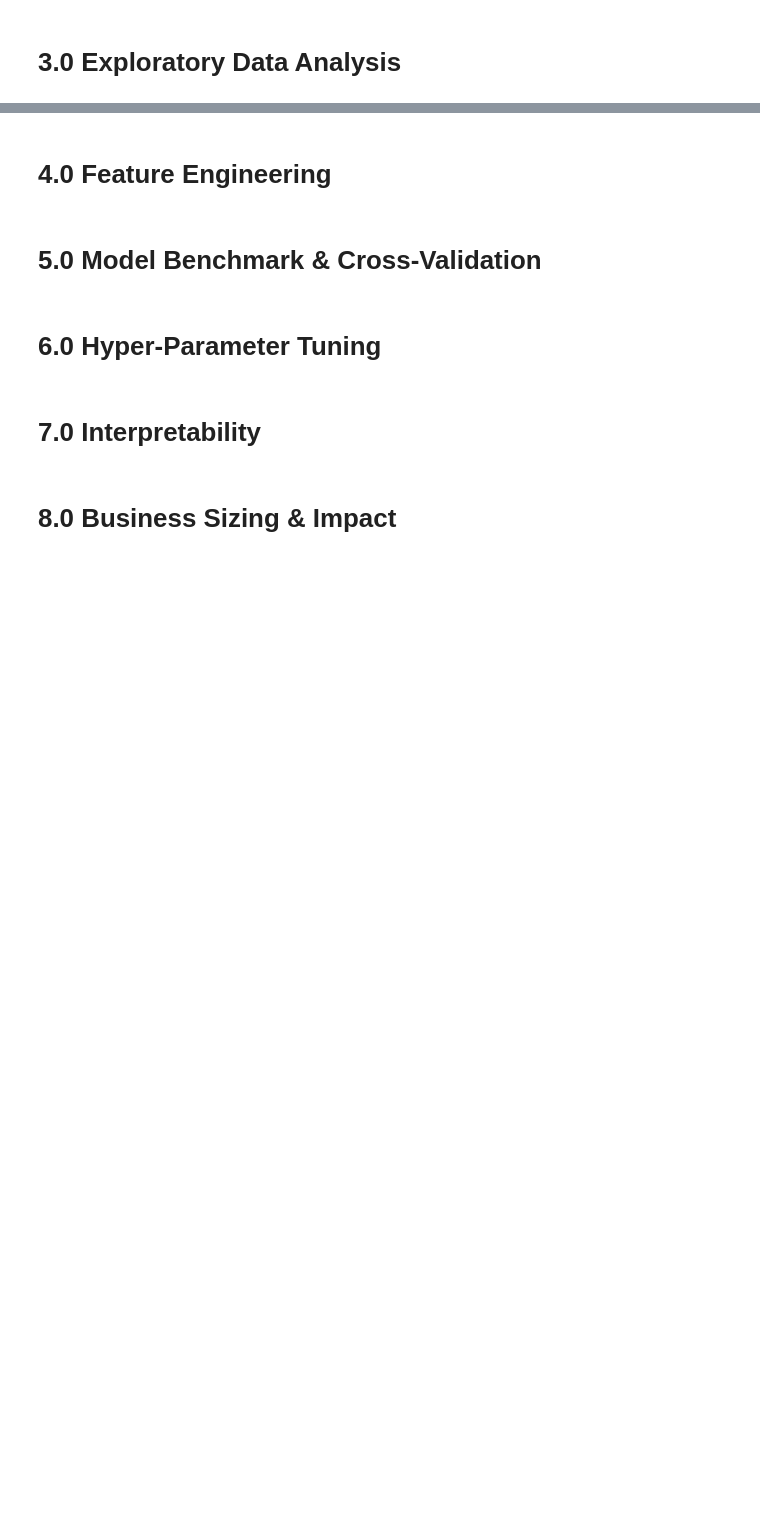
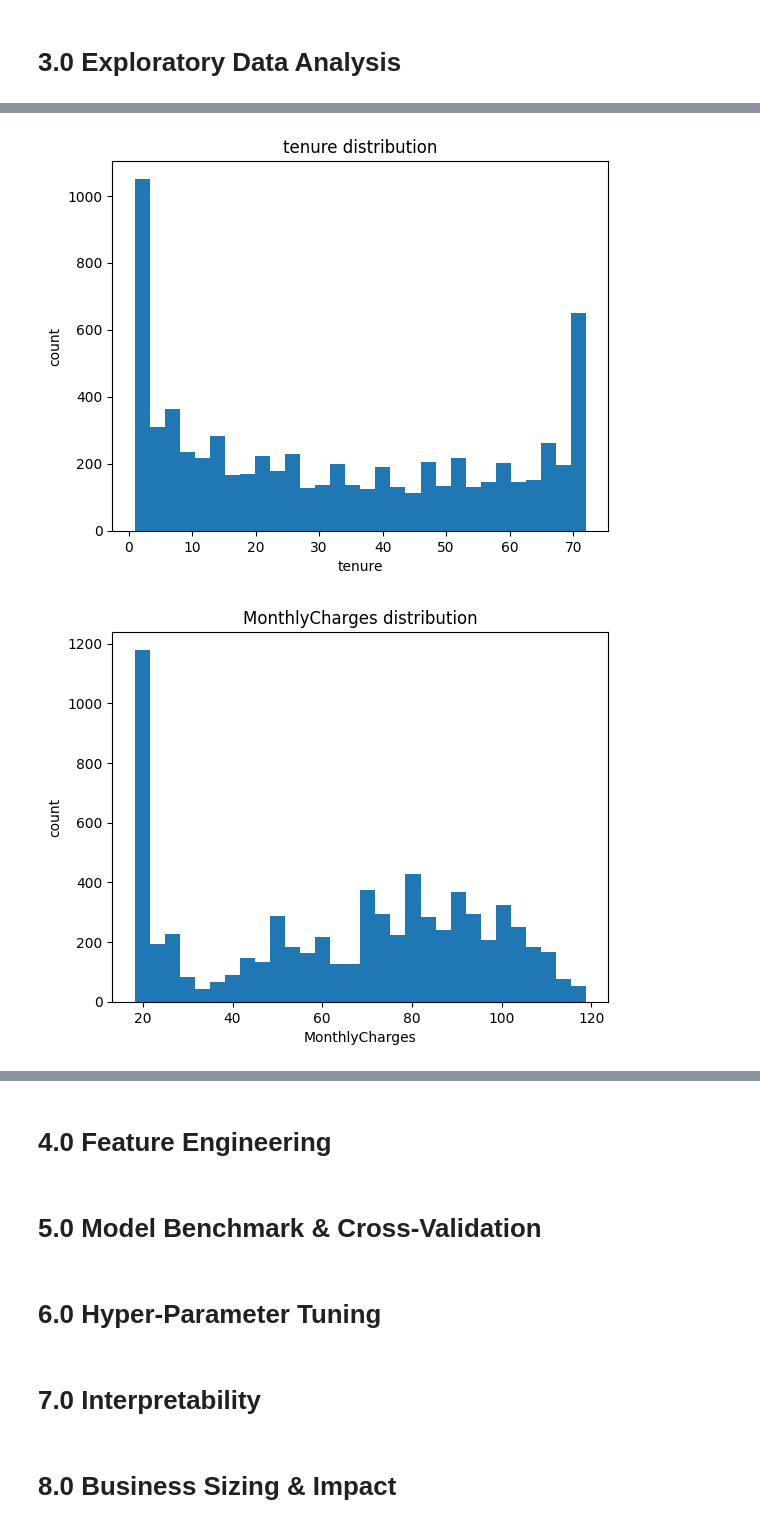
Before and after one commit to sidneipj1/telco_churn_case, a Jupyter notebook: notebooks/00_exploration_telco_churn_case.ipynb, the cells around one changed output, grey strips where cells are left out. Cells and saved outputs as stored; diff of their text form; code cells hidden in the pictures; blank space fills up the shorter version.

Commit message:
first iteration load data and EDA

```diff
--- a/notebooks/00_exploration_telco_churn_case.ipynb
+++ b/notebooks/00_exploration_telco_churn_case.ipynb
@@ -63,2 +71,10 @@ import shap                                                   # SHAP values for
 # %% [markdown]
 # 2.0 Data Load
+# %%
+# src/data_io.py
+def load_raw(path: str) -> pd.DataFrame:
+    "Load csv and strip whitespace from string columns."
+    df = pd.read_csv(path)
+    str_cols = df.select_dtypes("object").columns
+    df[str_cols] = df[str_cols].apply(lambda s: s.str.strip())
+    return df
@@ -64,0 +164,4 @@ import shap                                                   # SHAP values for
+# %%
+df = load_raw(DATA_PATH)
+print(df.shape)          # -> rows, columns
+display(df.head())
@@ -65,2 +226,25 @@ import shap                                                   # SHAP values for
+# %%
+def clean_basic(df: pd.DataFrame) -> pd.DataFrame:
+    df = df.copy()
+    # Convert TotalCharges; coerce errors -> NaN to fix blanks
+    df["TotalCharges"] = (
+        df["TotalCharges"]
+          .replace(r"^\s*$", np.nan, regex=True)
+          .astype("float64")
+    )
+
+    df = df.dropna(subset=["TotalCharges"]).reset_index(drop=True)
+
+    # SeniorCitizen is 0/1 -> categorical flag
+    df["SeniorCitizen"] = df["SeniorCitizen"].astype("int8")
+
+    # mark target as 1/0
+    df["Churn"] = df["Churn"].map({"Yes": 1, "No": 0}).astype("int8")
+    return df
+
+df = clean_basic(df)
 # %% [markdown]
 # 3.0 Exploratory Data Analysis
+# %%
+NUM_COLS = ["tenure", "MonthlyCharges", "TotalCharges"]
+CAT_COLS = [c for c in df.columns if c not in NUM_COLS + ["Churn", "customerID"]]
@@ -66,0 +260,7 @@ import shap                                                   # SHAP values for
+# %%
+for col in NUM_COLS:
+    plt.figure(); plt.hist(df[col].dropna(), bins=30)
+    plt.title(f"{col} distribution"); plt.xlabel(col); plt.ylabel("count")
+# %% [output]
+[figure, added]
+[figure, added]
```
Also changed, not shown: parts of 23 cells of this notebook, 4 other files.
